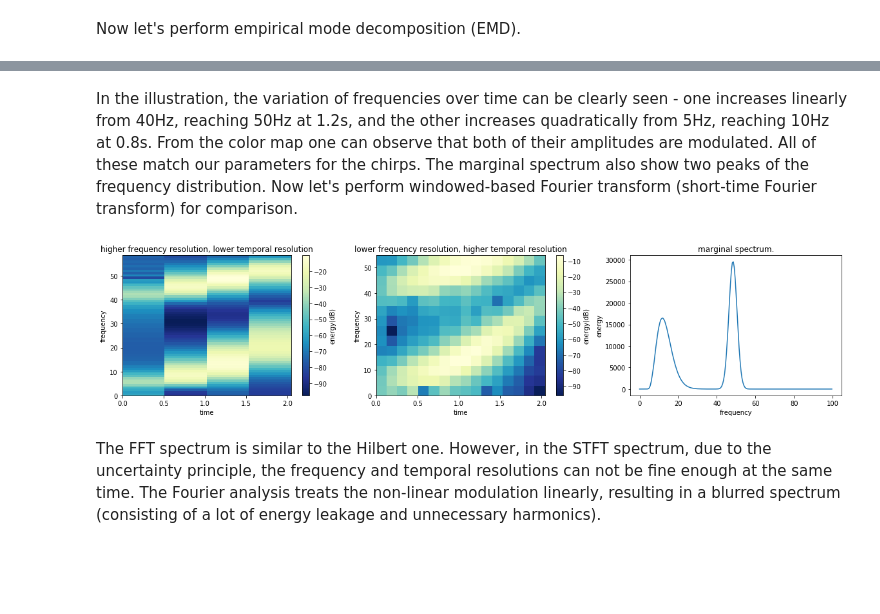
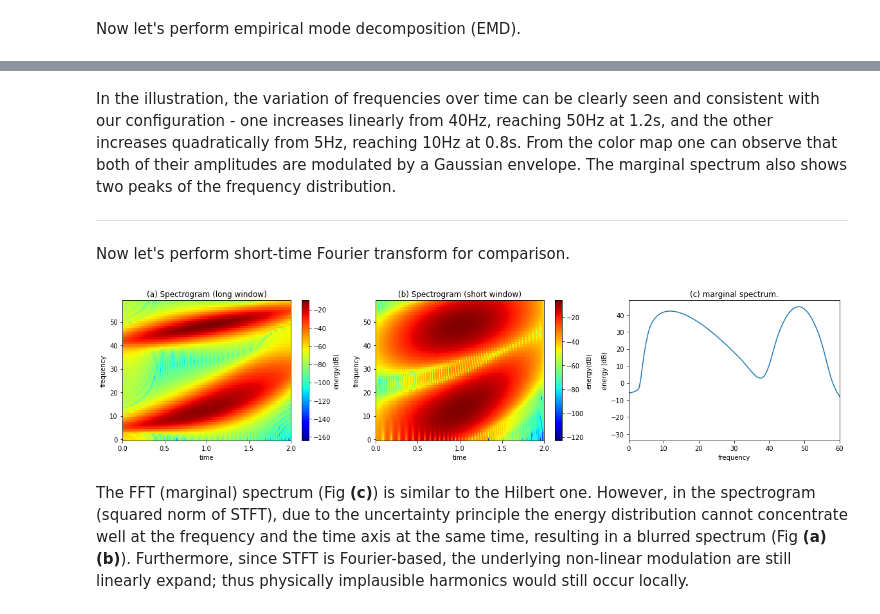
Before and after one commit to chendaichao/Hilbert-Huang-transform, a Jupyter notebook: demo.ipynb, the cells around one changed output, grey strips where cells are left out. Drawn from its saved outputs; the diff is of its cells as text; code cells hidden in the pictures; blank space fills up the shorter version.

```diff
--- a/demo.ipynb
+++ b/demo.ipynb
@@ -12,9 +12,12 @@ Generate a mixture of two Gaussian-modulated quadratic chirps. Specify a sample
 # %%
 fs = 1000
 duration = 2.0
-delta_t = 1/fs
-t = torch.arange(fs*duration) * delta_t
+t = torch.arange(fs*duration) / fs
 x = torch.from_numpy(chirp(t, 5, 0.8, 10, method = "quadratic", phi=100)) * torch.exp(-4*(t-1)**2) + \
     torch.from_numpy(chirp(t, 40, 1.2, 50, method = "linear")) * torch.exp(-4*(t-1)**2)
+
 plt.plot(t, x)
+plt.title("$x(t)$")
+plt.xlabel("time")
+plt.show()
 # %% [output]
@@ -38,36 +44,42 @@ spectrum, t, f = hilbert_spectrum(imfs_env, imfs_freq, delta_t, time_range = (0.
 # %% [markdown]
-In the illustration, the variation of frequencies over time can be clearly seen - one increases linearly from 40Hz, reaching 50Hz at 1.2s, and the other increases quadratically from 5Hz, reaching 10Hz at 0.8s. From the color map one can observe that both of their amplitudes are modulated. All of these match our parameters for the chirps. The marginal spectrum also show two peaks of the frequency distribution.
-Now let's perform windowed-based Fourier transform (short-time Fourier transform) for comparison.
+In the illustration, the variation of frequencies over time can be clearly seen and consistent with our configuration - one increases linearly from 40Hz, reaching 50Hz at 1.2s, and the other increases quadratically from 5Hz, reaching 10Hz at 0.8s. From the color map one can observe that both of their amplitudes are modulated by a Gaussian envelope. The marginal spectrum also shows two peaks of the frequency distribution.
+
+------
+Now let's perform short-time Fourier transform for comparison.
 # %%
 from scipy.signal import stft
-from scipy import fft
+from torch import fft
 plt.figure(figsize=(20, 4))
 
-f, t, Zxx = stft(x, fs, nperseg=1024)
+f, t, Zxx = stft(x, fs, nperseg=1024, noverlap=1023, nfft=1024)
 f_lim = int(60/f[1])
 ax = plt.subplot(1, 3, 1)
-plt.colorbar(ax.pcolormesh(t, f[:f_lim], 20 * np.log10(np.abs(Zxx))[:f_lim, :], cmap = plt.cm.YlGnBu_r), label="energy(dB)")
+plt.colorbar(ax.pcolormesh(t, f[:f_lim], 20 * np.log10(np.abs(Zxx))[:f_lim, :], shading='auto', cmap = plt.cm.jet),
+            label="energy(dB)")
 ax.set_xlabel("time")
 ax.set_ylabel("frequency")
-ax.set_title("higher frequency resolution, lower temporal resolution")
+ax.set_title("(a) Spectrogram (long window)")
 
-f, t, Zxx = stft(x, fs, nperseg=256)
+f, t, Zxx = stft(x, fs, nperseg=128, noverlap=127, nfft = 1024)
 f_lim = int(60/f[1])
 ax = plt.subplot(1, 3, 2)
-plt.colorbar(ax.pcolormesh(t, f[:f_lim], 20 * np.log10(np.abs(Zxx))[:f_lim, :], cmap = plt.cm.YlGnBu_r), label="energy(dB)")
+plt.colorbar(ax.pcolormesh(t, f[:f_lim], 20 * np.log10(np.abs(Zxx))[:f_lim, :], shading='auto', cmap = plt.cm.jet),
+            label="energy(dB)")
 ax.set_xlabel("time")
 ax.set_ylabel("frequency")
-ax.set_title("lower frequency resolution, higher temporal resolution")
+ax.set_title("(b) Spectrogram (short window)")
 
-X = fft(x)
+X = fft.fft(x)
 ax = plt.subplot(1, 3, 3)
 f_lim = int(100/fs*x.shape[0])
-ax.plot(np.arange(f_lim)/x.shape[0]*fs, (np.abs(X)**2)[:f_lim])
+ax.plot(np.arange(f_lim)/x.shape[0]*fs, 20 * np.log10(np.abs(X))[:f_lim])
+ax.set_xlim(0, 60)
 ax.set_xlabel("frequency")
-ax.set_ylabel("energy")
-ax.set_title("marginal spectrum.")
+ax.set_ylabel("energy (dB)")
+ax.set_title("(c) marginal spectrum.")
+plt.savefig("img/STFT_spectrum.png", dpi = 600)
 plt.show()
 # %% [output]
-[figure, old version]
+[figure, new version]
 # %% [markdown]
-The FFT spectrum is similar to the Hilbert one. However, in the STFT spectrum, due to the uncertainty principle, the frequency and temporal resolutions can not be fine enough at the same time. The Fourier analysis treats the non-linear modulation linearly, resulting in a blurred spectrum (consisting of a lot of energy leakage and unnecessary harmonics).
+The FFT (marginal) spectrum (Fig **(c)**) is similar to the Hilbert one. However, in the spectrogram (squared norm of STFT), due to the uncertainty principle the energy distribution cannot concentrate well at the frequency and the time axis at the same time, resulting in a blurred spectrum (Fig **(a)(b)**). Furthermore, since STFT is Fourier-based, the underlying non-linear modulation are still linearly expand; thus physically implausible harmonics would still occur locally.
```
Also changed, not shown: parts of 8 cells of this notebook, 1 other file.
